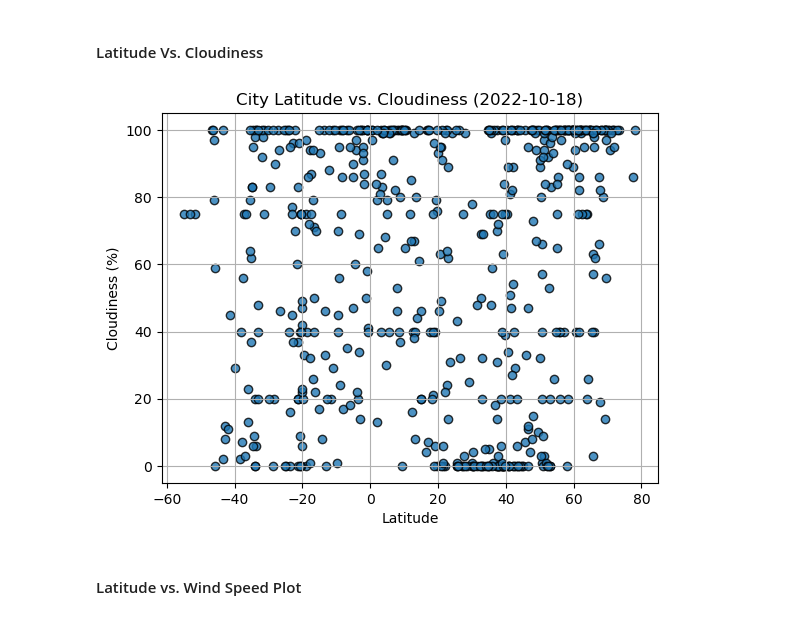
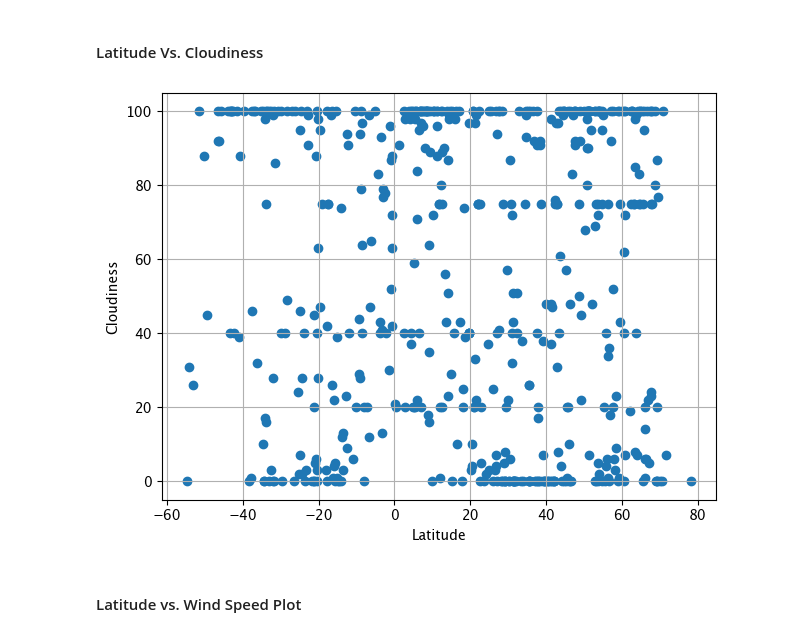
Before and after one commit to Gabriellaade/python-api-challenge, a Jupyter notebook: WeatherPy copy.ipynb, the cells around one changed output. Cells and saved outputs as stored; diff of their text form; code cells hidden in the pictures.

```diff
--- a/WeatherPy copy.ipynb
+++ b/WeatherPy copy.ipynb
@@ -223,18 +228,20 @@ plt.show()
 #### Latitude Vs. Cloudiness
 # %%
 # Build the scatter plots for latitude vs. cloudiness
-# YOUR CODE HERE
-
+plt.scatter(city_data_df["Lat"], city_data_df["Cloudiness"])
 # Incorporate the other graph properties
-# YOUR CODE HERE
+plt.xlabel("Latitude")
+plt.ylabel("Cloudiness")
+plt.grid(True)
+plt.tight_layout()
 
 # Save the figure
 plt.savefig("output_data/Fig3.png")
 
 # Show plot
 plt.show()
 # %% [output]
-[figure, old version]
+[figure, new version]
 # %% [markdown]
 #### Latitude vs. Wind Speed Plot
 # %%
```
Also changed, not shown: parts of 19 cells of this notebook, 6 other files.
